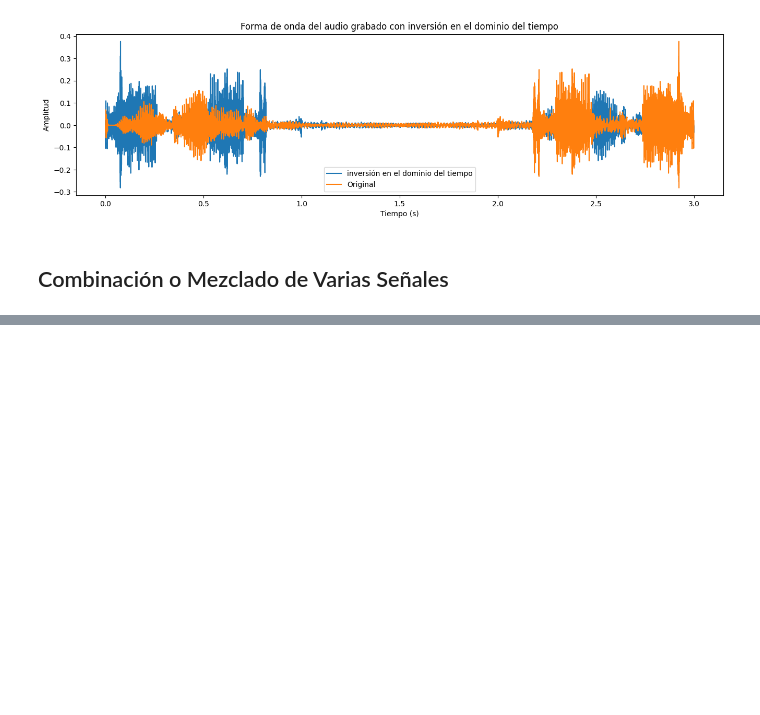
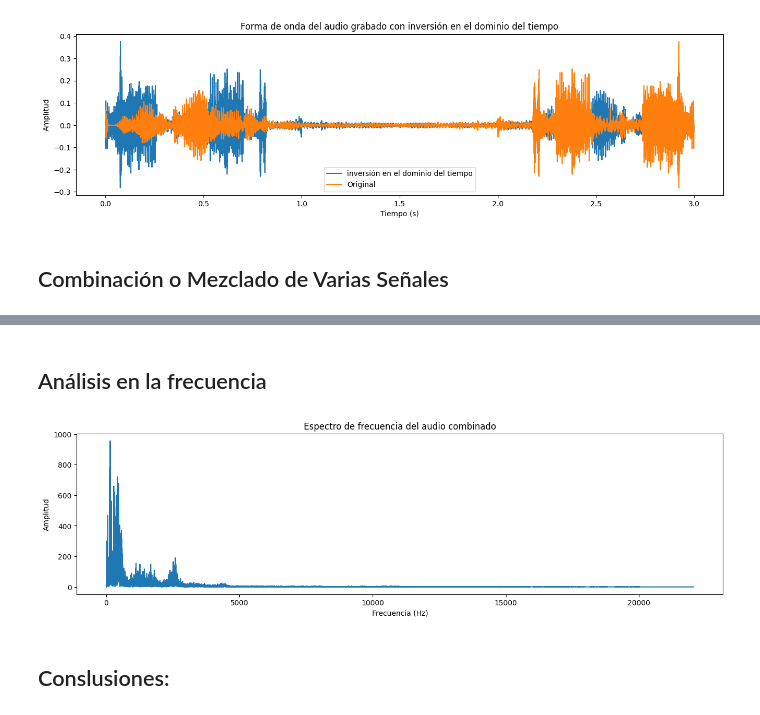
Before and after one commit to GustavoUNAL/Laboratorio1_DPS, a Jupyter notebook: Punto1/punto1.ipynb, the cells around one changed output, grey strips where cells are left out. Drawn from its saved outputs; the diff is of its cells as text; code cells hidden in the pictures; blank space fills up the shorter version.

```diff
--- a/Punto1/punto1.ipynb
+++ b/Punto1/punto1.ipynb
@@ -256,0 +308,19 @@ mezcla_normalizada = mezcla / np.max(np.abs(mezcla))
+# %% [markdown]
+## Análisis en la frecuencia
+# %%
+# Analisis en la frecuencia
+n = len(mezcla_normalizada)
+f = np.fft.fftfreq(n, 1/fs)
+f = f[:n//2]
+transformada = np.fft.fft(mezcla_normalizada[:, 0])
+transformada = transformada[:n//2]
+plt.figure(figsize=(16, 4))
+plt.plot(f, np.abs(transformada))
+plt.title("Espectro de frecuencia del audio combinado")
+plt.xlabel("Frecuencia (Hz)")
+plt.ylabel("Amplitud")
+plt.show()
+# %% [output]
+[figure, added]
+# %% [markdown]
+## Conslusiones:
```
Also changed, not shown: parts of 14 cells of this notebook, 2 other files.
